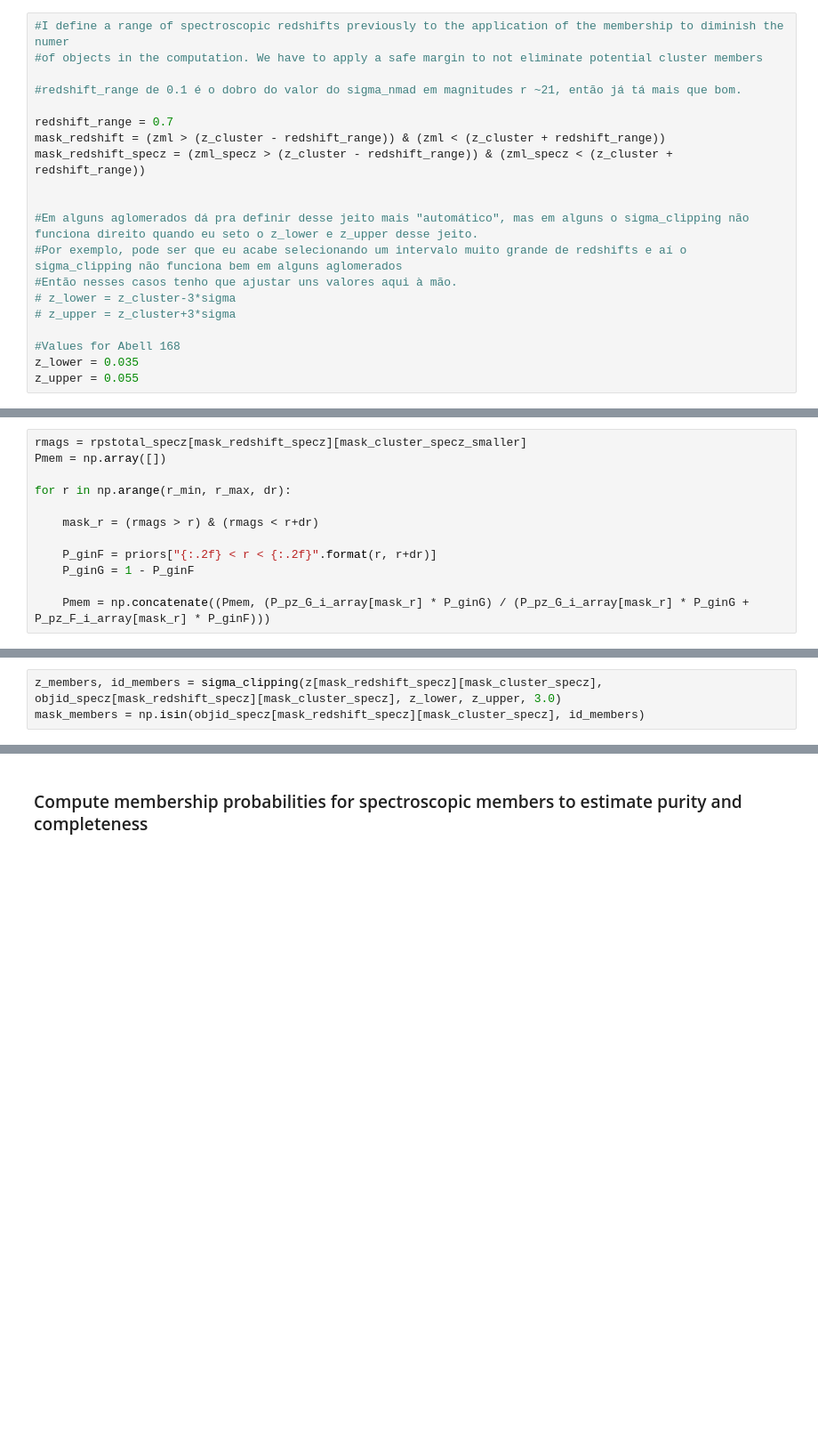
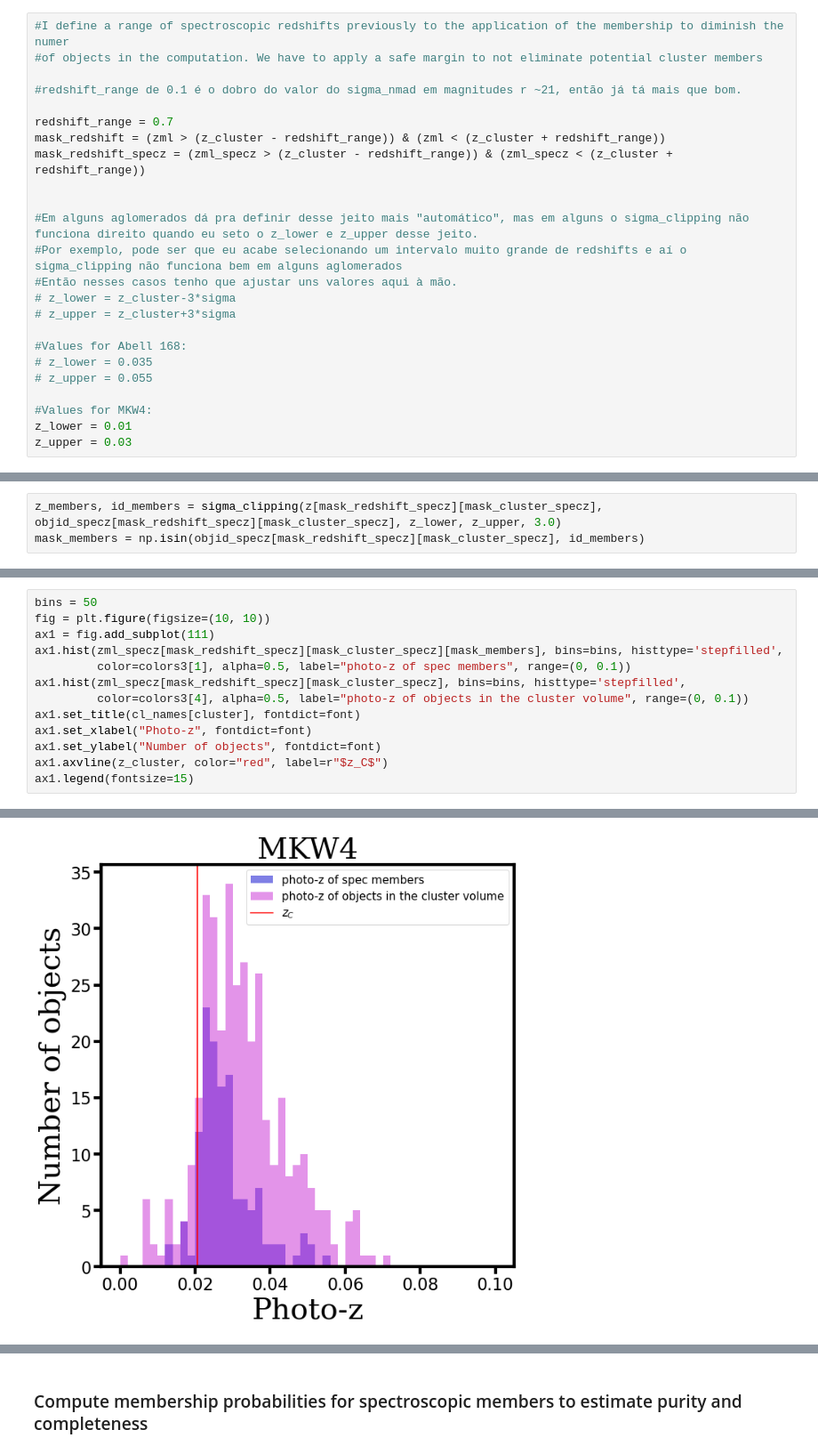
Before and after one commit to elismar2000/galaxy-cluster-membership, a Jupyter notebook: galaxy-cluster-membership.ipynb, the cells around one changed output, grey strips where cells are left out. Shown at 89% size. Drawn from its saved outputs; the diff is of its cells as text; blank space fills up the shorter version.

```diff
--- a/galaxy-cluster-membership.ipynb
+++ b/galaxy-cluster-membership.ipynb
@@ -351,9 +365,13 @@ mask_redshift_specz = (zml_specz > (z_cluster - redshift_range)) & (zml_specz <
 # z_lower = z_cluster-3*sigma
 # z_upper = z_cluster+3*sigma
 
-#Values for Abell 168
-z_lower = 0.035
-z_upper = 0.055
+#Values for Abell 168:
+# z_lower = 0.035
+# z_upper = 0.055
+
+#Values for MKW4:
+z_lower = 0.01
+z_upper = 0.03
 # %% [markdown]
 ### Inspecting the clusters (spectroscopic)
 # %%
@@ -542,12 +515,0 @@ mask_cluster_specz_smaller = (sep_specz < radius_cluster) & (zml_specz > z_clust
-# %%
-rmags = rpstotal_specz[mask_redshift_specz][mask_cluster_specz_smaller]
-Pmem = np.array([])
-
-for r in np.arange(r_min, r_max, dr):
-
-    mask_r = (rmags > r) & (rmags < r+dr)
-
-    P_ginF = priors["{:.2f} < r < {:.2f}".format(r, r+dr)]
-    P_ginG = 1 - P_ginF
-
-    Pmem = np.concatenate((Pmem, (P_pz_G_i_array[mask_r] * P_ginG) / (P_pz_G_i_array[mask_r] * P_ginG + P_pz_F_i_array[mask_r] * P_ginF)))
@@ -569,0 +567,14 @@ P (g in F) = 0.653
+# %%
+bins = 50
+fig = plt.figure(figsize=(10, 10))
+ax1 = fig.add_subplot(111)
+ax1.hist(zml_specz[mask_redshift_specz][mask_cluster_specz][mask_members], bins=bins, histtype='stepfilled',
+         color=colors3[1], alpha=0.5, label="photo-z of spec members", range=(0, 0.1))
+ax1.hist(zml_specz[mask_redshift_specz][mask_cluster_specz], bins=bins, histtype='stepfilled',
+         color=colors3[4], alpha=0.5, label="photo-z of objects in the cluster volume", range=(0, 0.1))
+ax1.set_title(cl_names[cluster], fontdict=font)
+ax1.set_xlabel("Photo-z", fontdict=font)
+ax1.set_ylabel("Number of objects", fontdict=font)
+ax1.axvline(z_cluster, color="red", label=r"$z_C$")
+ax1.legend(fontsize=15)
+# %% [output]
@@ -569,0 +582 @@ P (g in F) = 0.653
+[figure, added]
```
Also changed, not shown: parts of 40 cells of this notebook, 1 other file.
